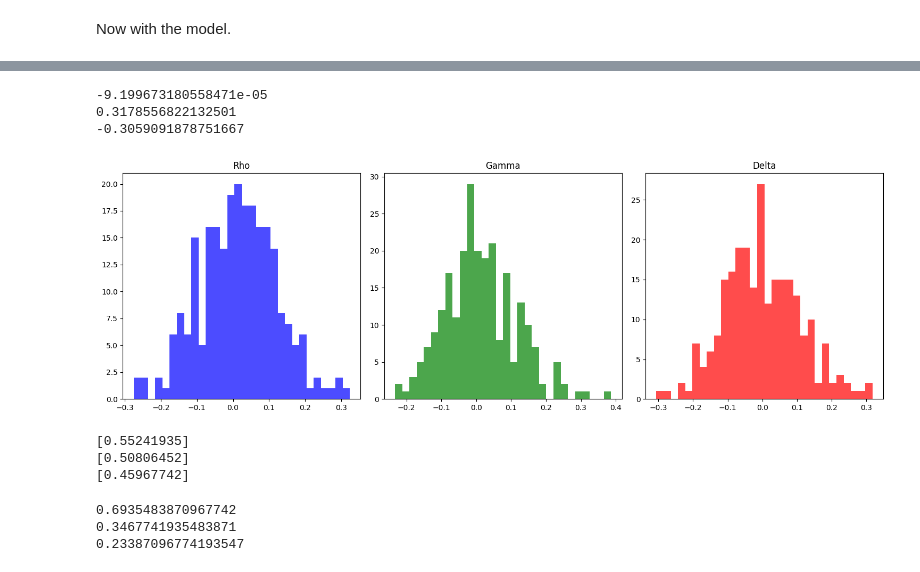
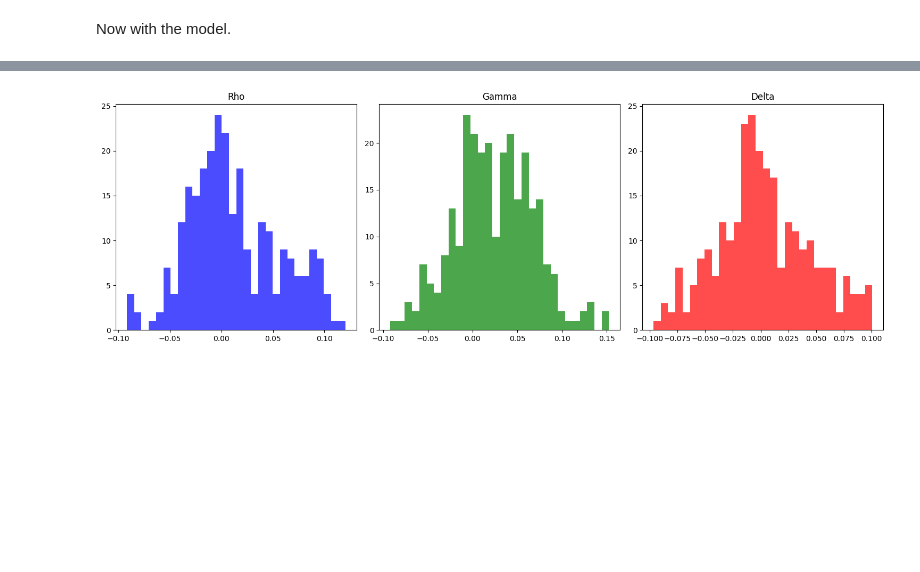
Before and after one commit to MujtaGit/Extreme_Weather_Correlation, a Jupyter notebook: post_icar.ipynb, the cells around one changed output, grey strips where cells are left out. Drawn from its saved outputs; the diff is of its cells as text; code cells hidden in the pictures; blank space fills up the shorter version.

```diff
--- a/post_icar.ipynb
+++ b/post_icar.ipynb
@@ -873,37 +801,21 @@ print(full_correlations_gam.min())
-# %%
-print(full_correlations_del.mean())
-print(full_correlations_del.max())
-print(full_correlations_del.min())
-# %% [output]
--9.199673180558471e-05
-0.3178556822132501
--0.3059091878751667
 # %%
 fig, axes = plt.subplots(1, 3, figsize=(15, 5))  # 1 row, 3 columns
 
 # Plot histograms
-axes[0].hist(full_correlations_rho, bins=30, color='blue', alpha=0.7)
+axes[0].hist(correlations_rho.values, bins=30, color='blue', alpha=0.7)
 axes[0].set_title("Rho")
 
-axes[1].hist(full_correlations_gam, bins=30, color='green', alpha=0.7)
+axes[1].hist(correlations_gam.values, bins=30, color='green', alpha=0.7)
 axes[1].set_title("Gamma")
 
-axes[2].hist(full_correlations_del, bins=30, color='red', alpha=0.7)
+axes[2].hist(correlations_del.values, bins=30, color='red', alpha=0.7)
 axes[2].set_title("Delta")
 
 # Show the plot
 plt.tight_layout()
 plt.show()
 # %% [output]
-[figure, old version]
+[figure, new version]
-# %%
-print(sum(full_correlations_rho>0)/N)
-print(sum(full_correlations_gam>0)/N)
-print(sum(full_correlations_del>0)/N)
-# %% [output]
-[0.55241935]
-[0.50806452]
-[0.45967742]
 # %%
 correlations1 = df_window.groupby(["latitude","longitude"]).apply(lambda x: x['ws10'].corr(x['tp']))
 correlations2 = df_window.groupby(["latitude","longitude"]).apply(lambda x: x['ws10'].corr(x['sp']))
@@ -912,14 +824,6 @@ correlations3 = df_window.groupby(["latitude","longitude"]).apply(lambda x: x['t
 emp_corr_rho = correlations1[combined_mask].values
 emp_corr_gam = correlations2[combined_mask].values
 emp_corr_del = correlations3[combined_mask].values
-# %%
-print(sum(emp_corr_rho>0)/N)
-print(sum(emp_corr_gam>0)/N)
-print(sum(emp_corr_del>0)/N)
-# %% [output]
-0.6935483870967742
-0.3467741935483871
-0.23387096774193547
 # %%
 fig, axes = plt.subplots(1, 3, figsize=(15, 5))  # 1 row, 3 columns
 
```
Also changed, not shown: parts of 23 cells of this notebook, 9 other files.
